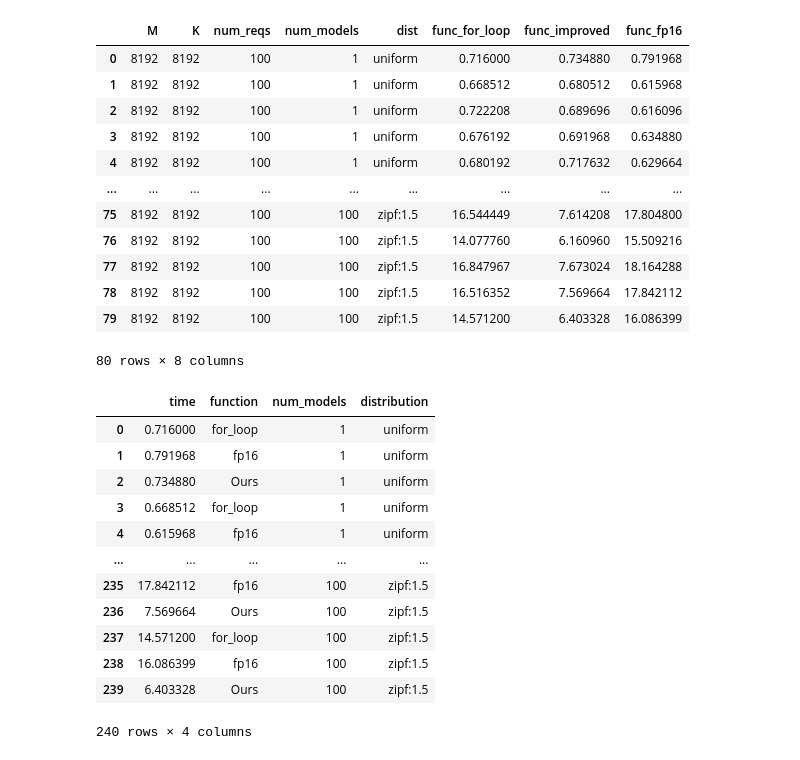
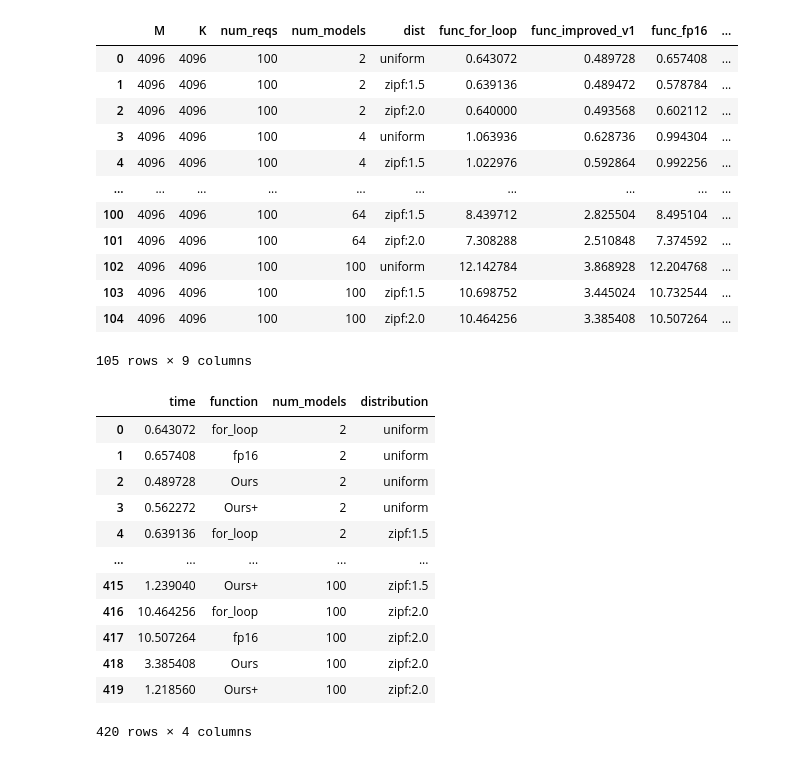
Before and after one commit to eth-easl/triteia, a Jupyter notebook: notebooks/plot.ipynb, the cells around one changed output. Drawn from its saved outputs; the diff is of its cells as text; code cells hidden in the pictures.

```diff
--- a/notebooks/plot.ipynb
+++ b/notebooks/plot.ipynb
@@ -1,44 +1,44 @@
 # %%
 import seaborn as sns
 import matplotlib.pyplot as plt
 import matplotlib
 import pandas as pd
 
 def set_matplotlib_style():
     pd.set_option("display.max_columns", 500)
     sns.set_style("ticks")
     font = {
         "font.family": "Roboto",
         "font.size": 12,
     }
     sns.set_style(font)
     paper_rc = {
         "lines.linewidth": 3,
         "lines.markersize": 10,
     }
     sns.set_context("paper", font_scale=2, rc=paper_rc)
     current_palette = sns.color_palette()
     cmp = sns.color_palette("tab10")
     matplotlib.rcParams["pdf.fonttype"] = 42
     matplotlib.rcParams["ps.fonttype"] = 42
 
 set_matplotlib_style()
-full_df = pd.read_csv("../.local/8k_a800_ibmm.csv")
+full_df = pd.read_csv("../.local/benchmark_marlin.csv")
 full_df
 # %% [output]
-|  | M | K | num_reqs | num_models | dist | func_for_loop | func_improved | func_fp16 |
-| 0 | 8192 | 8192 | 100 | 1 | uniform | 0.716000 | 0.734880 | 0.791968 |
-| 1 | 8192 | 8192 | 100 | 1 | uniform | 0.668512 | 0.680512 | 0.615968 |
-| 2 | 8192 | 8192 | 100 | 1 | uniform | 0.722208 | 0.689696 | 0.616096 |
-| 3 | 8192 | 8192 | 100 | 1 | uniform | 0.676192 | 0.691968 | 0.634880 |
-| 4 | 8192 | 8192 | 100 | 1 | uniform | 0.680192 | 0.717632 | 0.629664 |
-| ... | ... | ... | ... | ... | ... | ... | ... | ... |
-| 75 | 8192 | 8192 | 100 | 100 | zipf:1.5 | 16.544449 | 7.614208 | 17.804800 |
-| 76 | 8192 | 8192 | 100 | 100 | zipf:1.5 | 14.077760 | 6.160960 | 15.509216 |
-| 77 | 8192 | 8192 | 100 | 100 | zipf:1.5 | 16.847967 | 7.673024 | 18.164288 |
-| 78 | 8192 | 8192 | 100 | 100 | zipf:1.5 | 16.516352 | 7.569664 | 17.842112 |
-| 79 | 8192 | 8192 | 100 | 100 | zipf:1.5 | 14.571200 | 6.403328 | 16.086399 |
+|  | M | K | num_reqs | num_models | dist | func_for_loop | func_improved_v1 | func_fp16 | ... |
+| 0 | 4096 | 4096 | 100 | 2 | uniform | 0.643072 | 0.489728 | 0.657408 | ... |
+| 1 | 4096 | 4096 | 100 | 2 | zipf:1.5 | 0.639136 | 0.489472 | 0.578784 | ... |
+| 2 | 4096 | 4096 | 100 | 2 | zipf:2.0 | 0.640000 | 0.493568 | 0.602112 | ... |
+| 3 | 4096 | 4096 | 100 | 4 | uniform | 1.063936 | 0.628736 | 0.994304 | ... |
+| 4 | 4096 | 4096 | 100 | 4 | zipf:1.5 | 1.022976 | 0.592864 | 0.992256 | ... |
+| ... | ... | ... | ... | ... | ... | ... | ... | ... | ... |
+| 100 | 4096 | 4096 | 100 | 64 | zipf:1.5 | 8.439712 | 2.825504 | 8.495104 | ... |
+| 101 | 4096 | 4096 | 100 | 64 | zipf:2.0 | 7.308288 | 2.510848 | 7.374592 | ... |
+| 102 | 4096 | 4096 | 100 | 100 | uniform | 12.142784 | 3.868928 | 12.204768 | ... |
+| 103 | 4096 | 4096 | 100 | 100 | zipf:1.5 | 10.698752 | 3.445024 | 10.732544 | ... |
+| 104 | 4096 | 4096 | 100 | 100 | zipf:2.0 | 10.464256 | 3.385408 | 10.507264 | ... |
-80 rows × 8 columns
+105 rows × 9 columns
 # %%
 results = []
 for row in full_df.iterrows():
@@ -55,8 +55,14 @@ for row in full_df.iterrows():
         "distribution": row[1]['dist']
     })
     results.append({
-        "time": row[1]['func_improved'],
+        "time": row[1]['func_improved_v1'],
         "function": "Ours",
+        "num_models": row[1]['num_models'],
+        "distribution": row[1]['dist']
+    })
+    results.append({
+        "time": row[1]['func_improved_v2'],
+        "function": "Ours+",
         "num_models": row[1]['num_models'],
         "distribution": row[1]['dist']
     })
@@ -64,18 +70,18 @@ new_df = pd.DataFrame(results)
 new_df
 # %% [output]
 |  | time | function | num_models | distribution |
-| 0 | 0.716000 | for_loop | 1 | uniform |
-| 1 | 0.791968 | fp16 | 1 | uniform |
-| 2 | 0.734880 | Ours | 1 | uniform |
-| 3 | 0.668512 | for_loop | 1 | uniform |
-| 4 | 0.615968 | fp16 | 1 | uniform |
+| 0 | 0.643072 | for_loop | 2 | uniform |
+| 1 | 0.657408 | fp16 | 2 | uniform |
+| 2 | 0.489728 | Ours | 2 | uniform |
+| 3 | 0.562272 | Ours+ | 2 | uniform |
+| 4 | 0.639136 | for_loop | 2 | zipf:1.5 |
 | ... | ... | ... | ... | ... |
-| 235 | 17.842112 | fp16 | 100 | zipf:1.5 |
-| 236 | 7.569664 | Ours | 100 | zipf:1.5 |
-| 237 | 14.571200 | for_loop | 100 | zipf:1.5 |
-| 238 | 16.086399 | fp16 | 100 | zipf:1.5 |
-| 239 | 6.403328 | Ours | 100 | zipf:1.5 |
+| 415 | 1.239040 | Ours+ | 100 | zipf:1.5 |
+| 416 | 10.464256 | for_loop | 100 | zipf:2.0 |
+| 417 | 10.507264 | fp16 | 100 | zipf:2.0 |
+| 418 | 3.385408 | Ours | 100 | zipf:2.0 |
+| 419 | 1.218560 | Ours+ | 100 | zipf:2.0 |
-240 rows × 4 columns
+420 rows × 4 columns
 # %%
 zipf_df = new_df[new_df["distribution"] == "zipf:1.5"]
 uniform_df = new_df[new_df["distribution"] == "uniform"]
```
Also changed, not shown: parts of 1 cell of this notebook, 3 other files.
